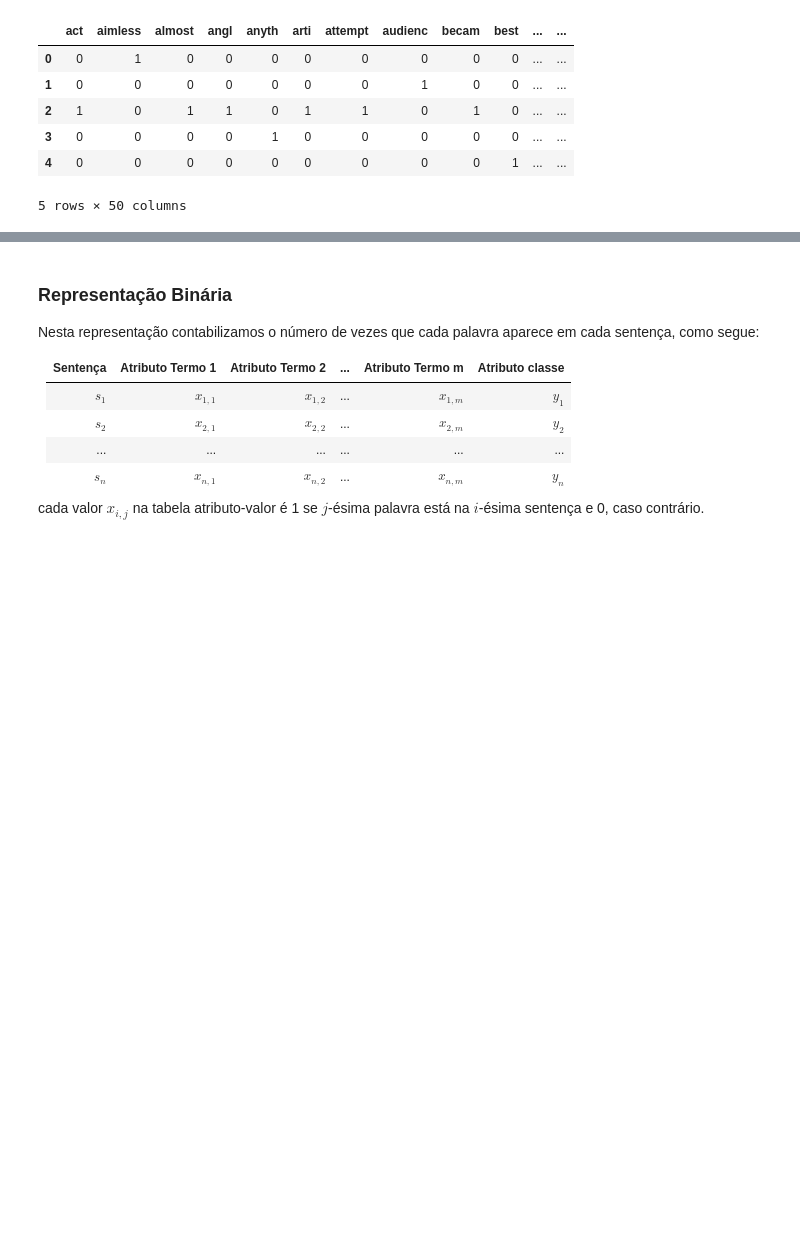
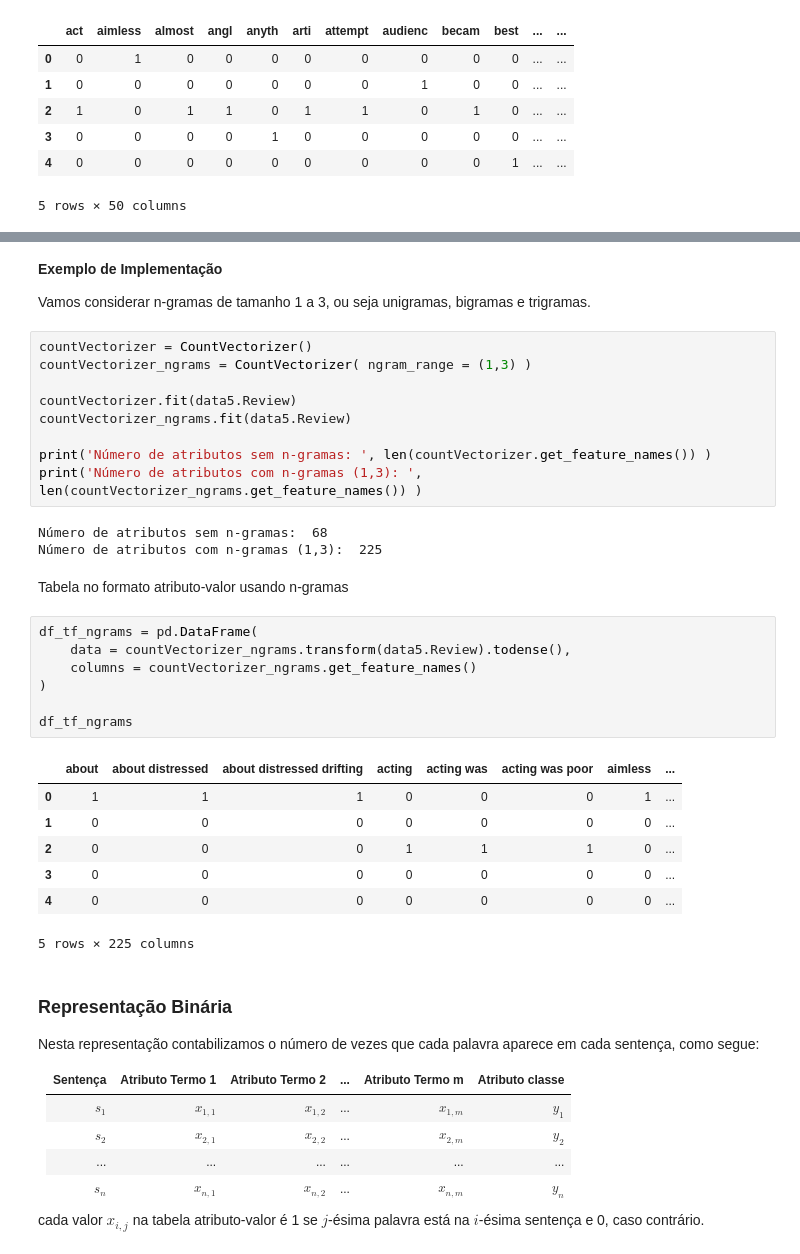
Before and after one commit to anfer86/teaching-datascience-lessons, a Jupyter notebook: aula04a/representacao_de_textos.ipynb, the cells around one changed output, grey strips where cells are left out. Drawn from its saved outputs; the diff is of its cells as text; blank space fills up the shorter version.

```diff
--- a/aula04a/representacao_de_textos.ipynb
+++ b/aula04a/representacao_de_textos.ipynb
@@ -279,3 +292,36 @@ df_tf_pre
+# %% [markdown]
+**Exemplo de Implementação**
+
+Vamos considerar n-gramas de tamanho 1 a 3, ou seja unigramas, bigramas e trigramas.
+# %%
+countVectorizer = CountVectorizer()
+countVectorizer_ngrams = CountVectorizer( ngram_range = (1,3) )
+
+countVectorizer.fit(data5.Review)
+countVectorizer_ngrams.fit(data5.Review)
+
+print('Número de atributos sem n-gramas: ', len(countVectorizer.get_feature_names()) )
+print('Número de atributos com n-gramas (1,3): ', len(countVectorizer_ngrams.get_feature_names()) )
+# %% [output]
+Número de atributos sem n-gramas:  68
+Número de atributos com n-gramas (1,3):  225
+# %% [markdown]
+Tabela no formato atributo-valor usando n-gramas
+# %%
+df_tf_ngrams = pd.DataFrame(
+    data = countVectorizer_ngrams.transform(data5.Review).todense(),
+    columns = countVectorizer_ngrams.get_feature_names()
+)
+
+df_tf_ngrams
+# %% [output]
+|  | about | about distressed | about distressed drifting | acting | acting was | acting was poor | aimless | ... |
+| 0 | 1 | 1 | 1 | 0 | 0 | 0 | 1 | ... |
+| 1 | 0 | 0 | 0 | 0 | 0 | 0 | 0 | ... |
+| 2 | 0 | 0 | 0 | 1 | 1 | 1 | 0 | ... |
+| 3 | 0 | 0 | 0 | 0 | 0 | 0 | 0 | ... |
+| 4 | 0 | 0 | 0 | 0 | 0 | 0 | 0 | ... |
+5 rows × 225 columns
 # %% [markdown]
 ### Representação Binária
 
```
Also changed, not shown: parts of 25 cells of this notebook, 3 other files.
